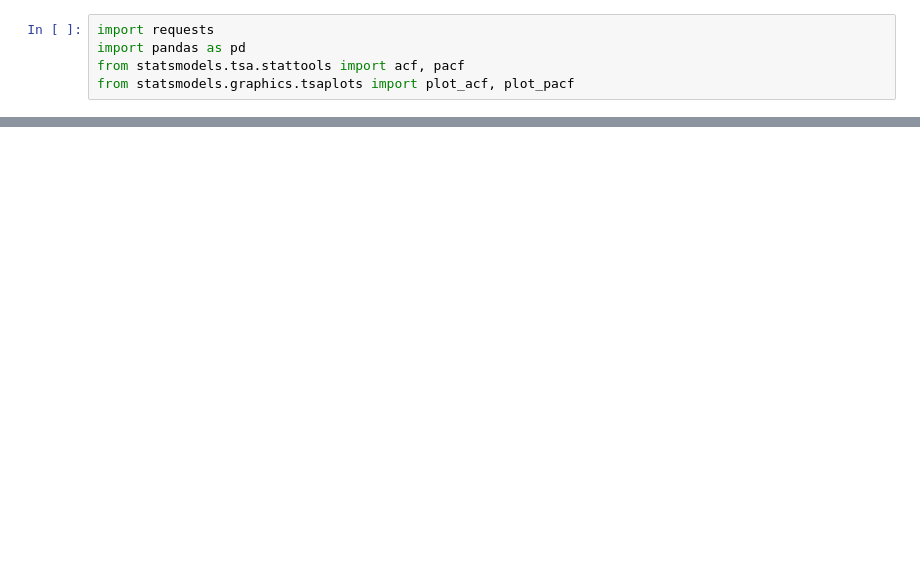
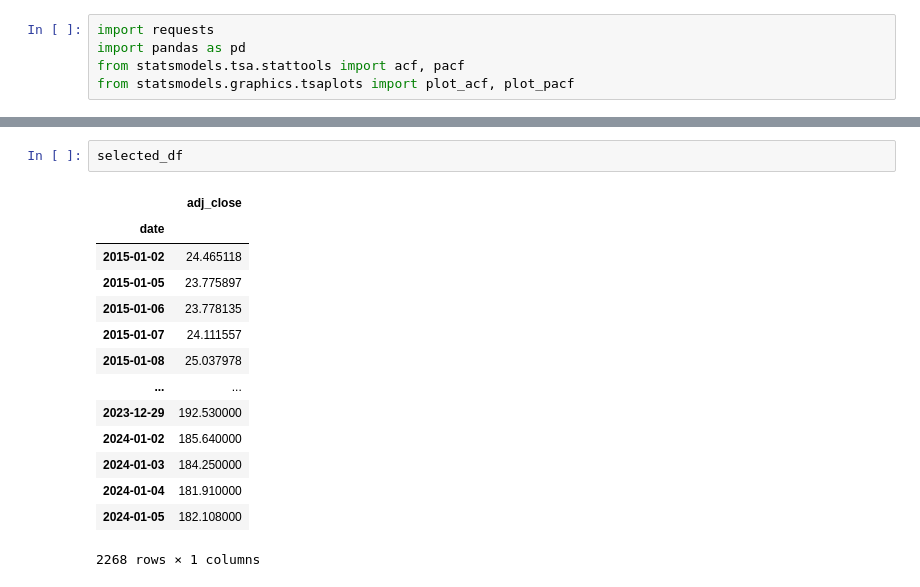
Before and after one commit to Abhiteja22/FYP, a Jupyter notebook: fyp/app/test.ipynb, the cells around one changed output, grey strips where cells are left out. Drawn from its saved outputs; the diff is of its cells as text; blank space fills up the shorter version.

```diff
--- a/fyp/app/test.ipynb
+++ b/fyp/app/test.ipynb
@@ -32,0 +37,17 @@ else:
+# %%
+selected_df
+# %% [output]
+|  | adj_close |
+| date |  |
+| 2015-01-02 | 24.465118 |
+| 2015-01-05 | 23.775897 |
+| 2015-01-06 | 23.778135 |
+| 2015-01-07 | 24.111557 |
+| 2015-01-08 | 25.037978 |
+| ... | ... |
+| 2023-12-29 | 192.530000 |
+| 2024-01-02 | 185.640000 |
+| 2024-01-03 | 184.250000 |
+| 2024-01-04 | 181.910000 |
+| 2024-01-05 | 182.108000 |
+2268 rows × 1 columns
```
Also changed, not shown: parts of 7 cells of this notebook, 4 other files.
